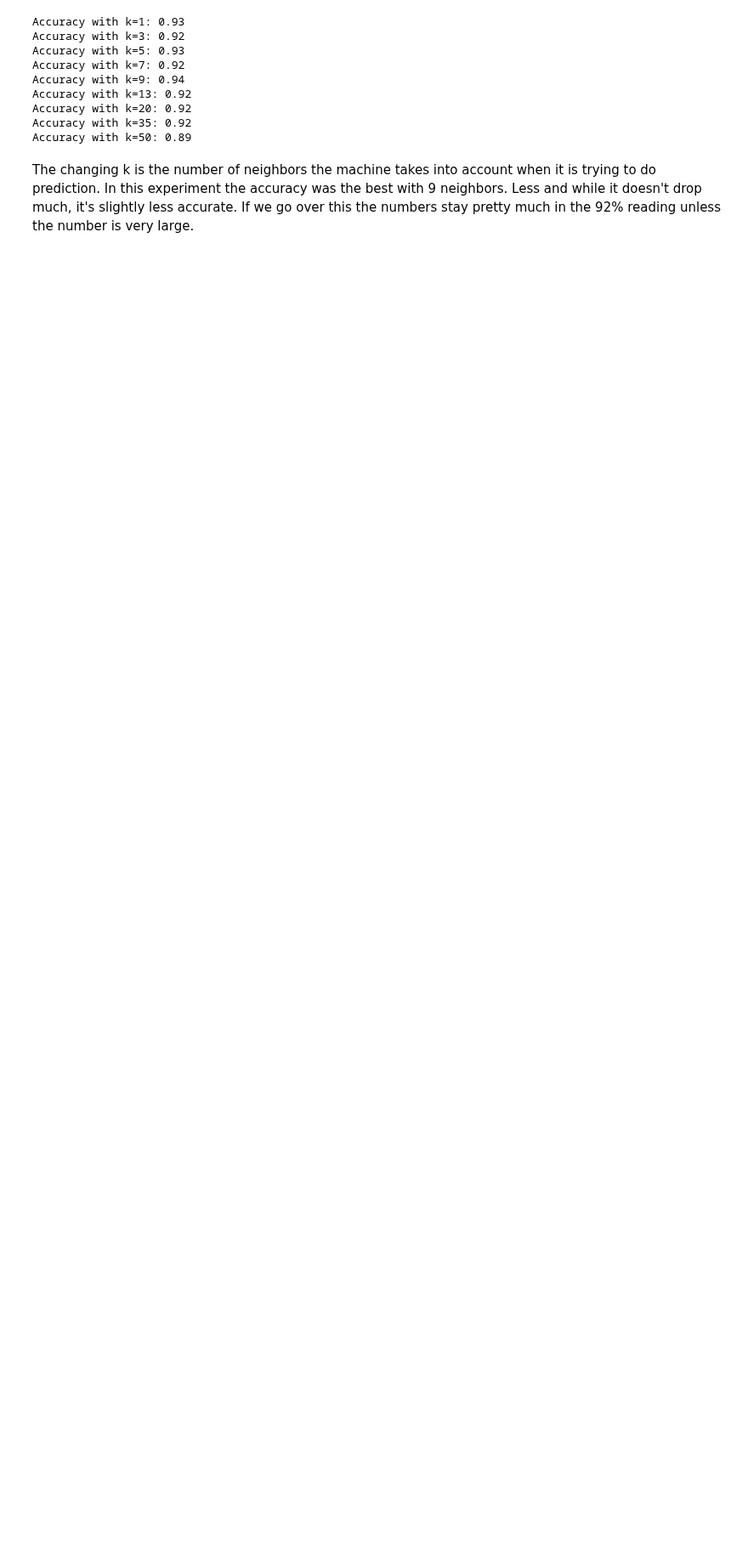
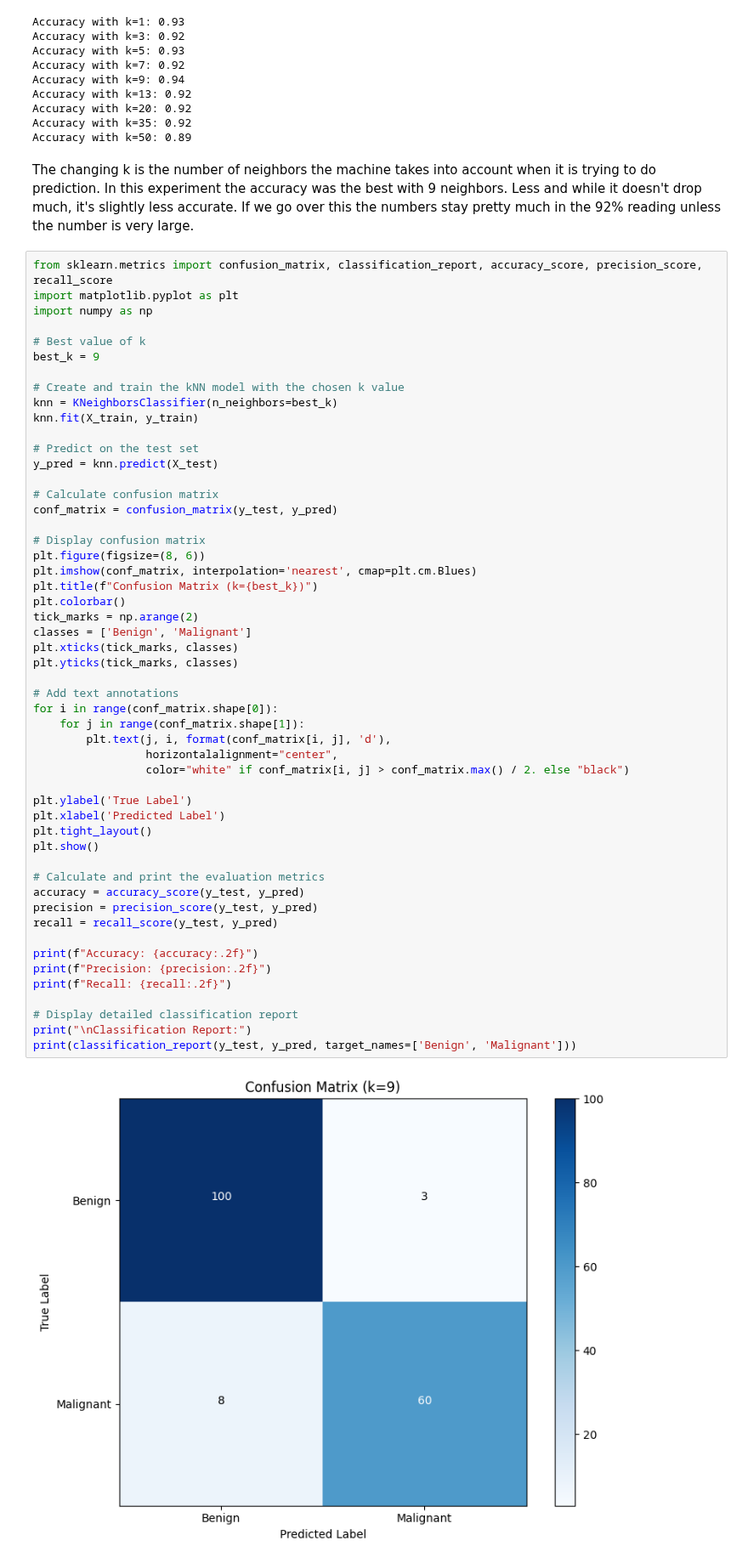
Before and after one commit to Islake/KoneOppiminen, a Jupyter notebook: tasks/kNN_classiefier.ipynb, the cells around one changed output. Shown at 85% size. Drawn from its saved outputs; the diff is of its cells as text; blank space fills up the shorter version.

Commit message:
Testing performance of the classifier + confusion matrix

```diff
--- a/tasks/kNN_classiefier.ipynb
+++ b/tasks/kNN_classiefier.ipynb
@@ -113,3 +113,57 @@ Accuracy with k=50: 0.89
 The changing k is the number of neighbors the machine takes into account when it is trying to do prediction.
 In this experiment the accuracy was the best with 9 neighbors. Less and while it doesn't drop much, it's slightly less
 accurate. If we go over this the numbers stay pretty much in the 92% reading unless the number is very large.
+# %%
+from sklearn.metrics import confusion_matrix, classification_report, accuracy_score, precision_score, recall_score
+import matplotlib.pyplot as plt
+import numpy as np
+
+# Best value of k
+best_k = 9
+
+# Create and train the kNN model with the chosen k value
+knn = KNeighborsClassifier(n_neighbors=best_k)
+knn.fit(X_train, y_train)
+
+# Predict on the test set
+y_pred = knn.predict(X_test)
+
+# Calculate confusion matrix
+conf_matrix = confusion_matrix(y_test, y_pred)
+
+# Display confusion matrix
+plt.figure(figsize=(8, 6))
+plt.imshow(conf_matrix, interpolation='nearest', cmap=plt.cm.Blues)
+plt.title(f"Confusion Matrix (k={best_k})")
+plt.colorbar()
+tick_marks = np.arange(2)
+classes = ['Benign', 'Malignant']
+plt.xticks(tick_marks, classes)
+plt.yticks(tick_marks, classes)
+
+# Add text annotations
+for i in range(conf_matrix.shape[0]):
+    for j in range(conf_matrix.shape[1]):
+        plt.text(j, i, format(conf_matrix[i, j], 'd'),
+                 horizontalalignment="center",
+                 color="white" if conf_matrix[i, j] > conf_matrix.max() / 2. else "black")
+
+plt.ylabel('True Label')
+plt.xlabel('Predicted Label')
+plt.tight_layout()
+plt.show()
+
+# Calculate and print the evaluation metrics
+accuracy = accuracy_score(y_test, y_pred)
+precision = precision_score(y_test, y_pred)
+recall = recall_score(y_test, y_pred)
+
+print(f"Accuracy: {accuracy:.2f}")
+print(f"Precision: {precision:.2f}")
+print(f"Recall: {recall:.2f}")
+
+# Display detailed classification report
+print("\nClassification Report:")
+print(classification_report(y_test, y_pred, target_names=['Benign', 'Malignant']))
+# %% [output]
+[figure, added]
```
Also changed, not shown: parts of 1 cell of this notebook.
